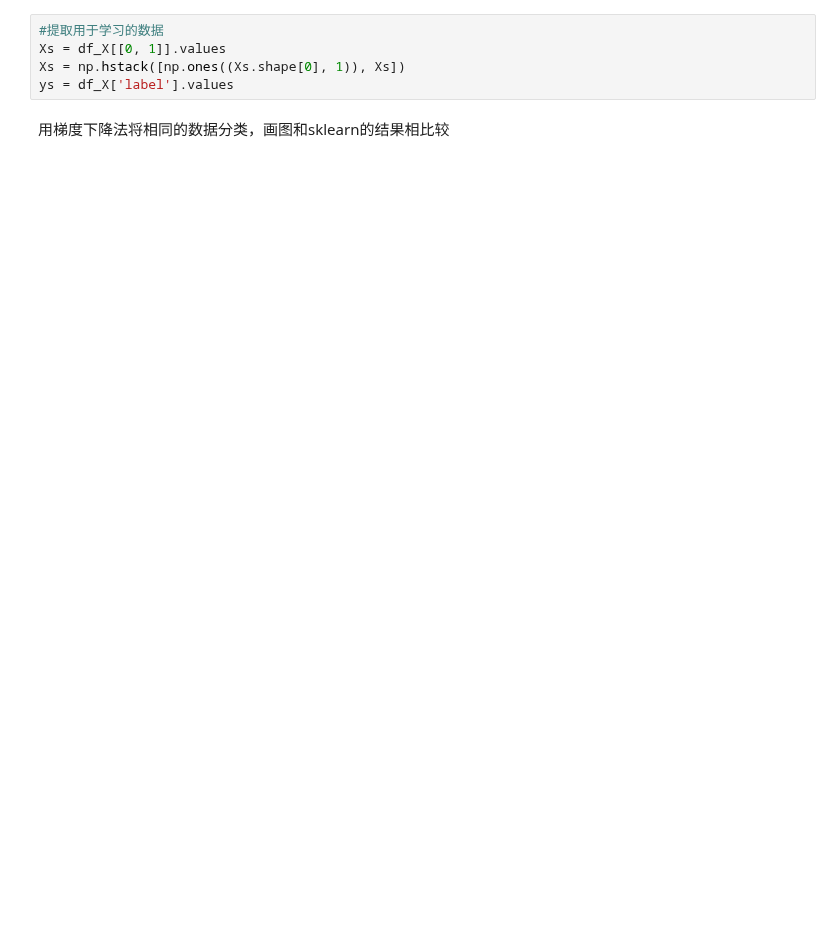
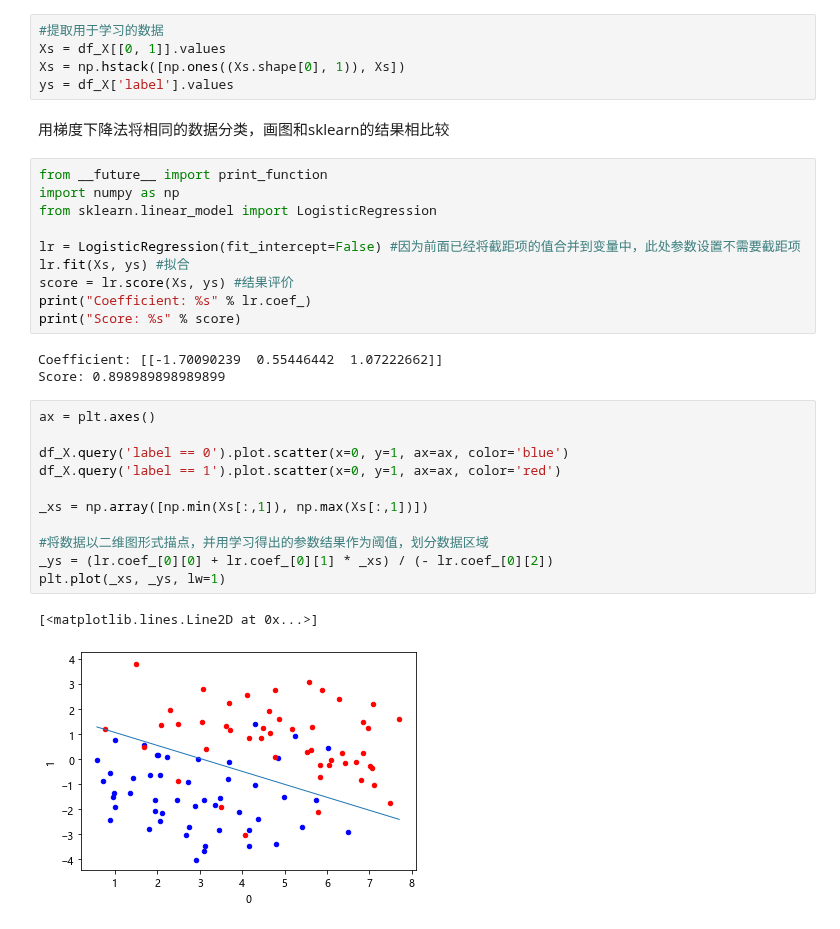
Before and after one commit to carlos121493/training, a Jupyter notebook: task-b.ipynb, the cells around one changed output. Saved outputs shown, nothing was run; the diff lists cells and outputs as text; blank space fills up the shorter version.

Commit message:
fix: logistic regression

```diff
--- a/task-b.ipynb
+++ b/task-b.ipynb
@@ -23,4 +32,31 @@ Xs = np.hstack([np.ones((Xs.shape[0], 1)), Xs])
 ys = df_X['label'].values
 # %% [markdown]
 用梯度下降法将相同的数据分类，画图和sklearn的结果相比较
+# %%
+from __future__ import print_function
+import numpy as np
+from sklearn.linear_model import LogisticRegression
+
+lr = LogisticRegression(fit_intercept=False) #因为前面已经将截距项的值合并到变量中，此处参数设置不需要截距项
+lr.fit(Xs, ys) #拟合
+score = lr.score(Xs, ys) #结果评价
+print("Coefficient: %s" % lr.coef_)
+print("Score: %s" % score)
+# %% [output]
+Coefficient: [[-1.70090239  0.55446442  1.07222662]]
+Score: 0.898989898989899
+# %%
+ax = plt.axes()
+
+df_X.query('label == 0').plot.scatter(x=0, y=1, ax=ax, color='blue')
+df_X.query('label == 1').plot.scatter(x=0, y=1, ax=ax, color='red')
+
+_xs = np.array([np.min(Xs[:,1]), np.max(Xs[:,1])])
+
+#将数据以二维图形式描点，并用学习得出的参数结果作为阈值，划分数据区域
+_ys = (lr.coef_[0][0] + lr.coef_[0][1] * _xs) / (- lr.coef_[0][2])
+plt.plot(_xs, _ys, lw=1)
+# %% [output]
+[<matplotlib.lines.Line2D at 0x...>]
+[figure, added]
 # %%
```
Also changed, not shown: parts of 5 cells of this notebook.
